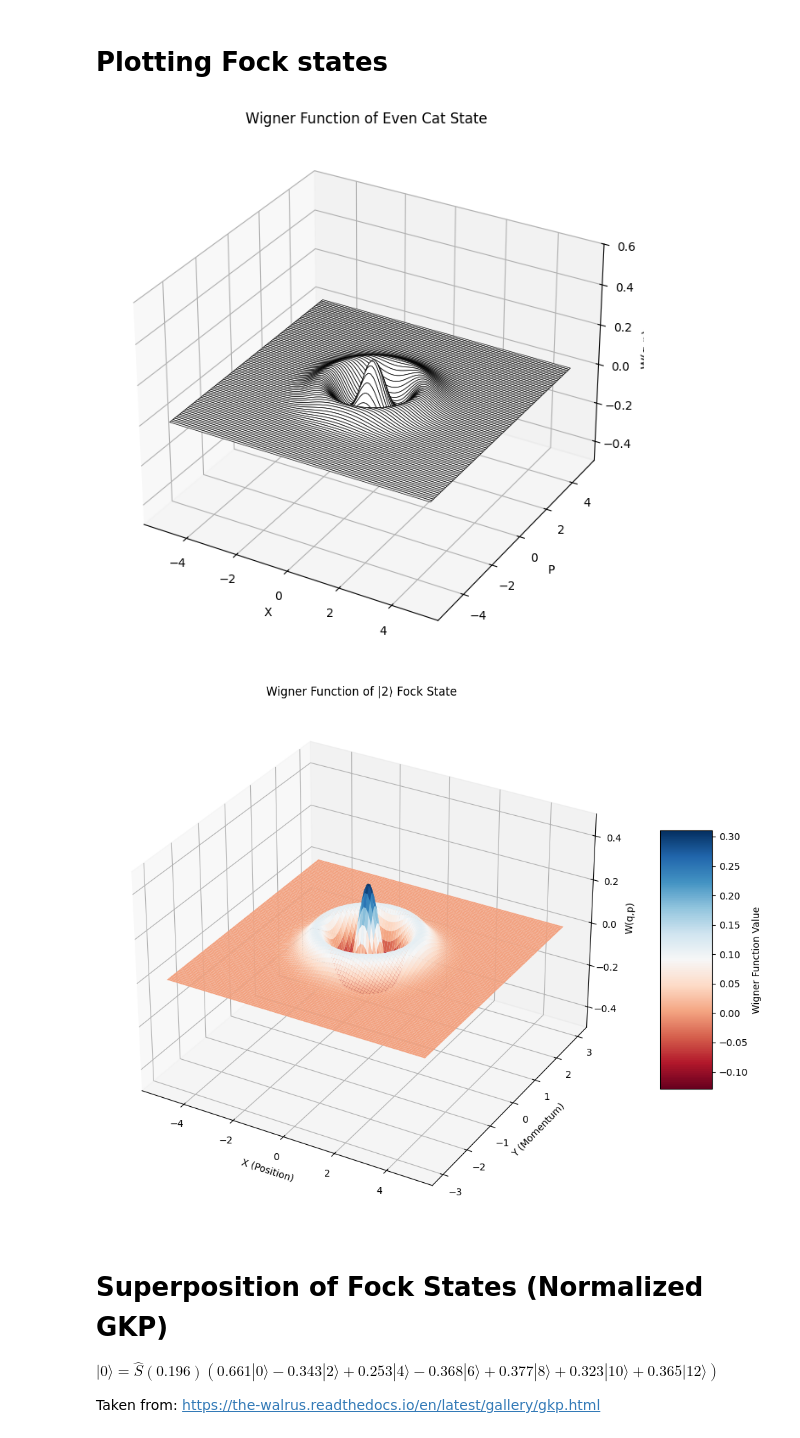
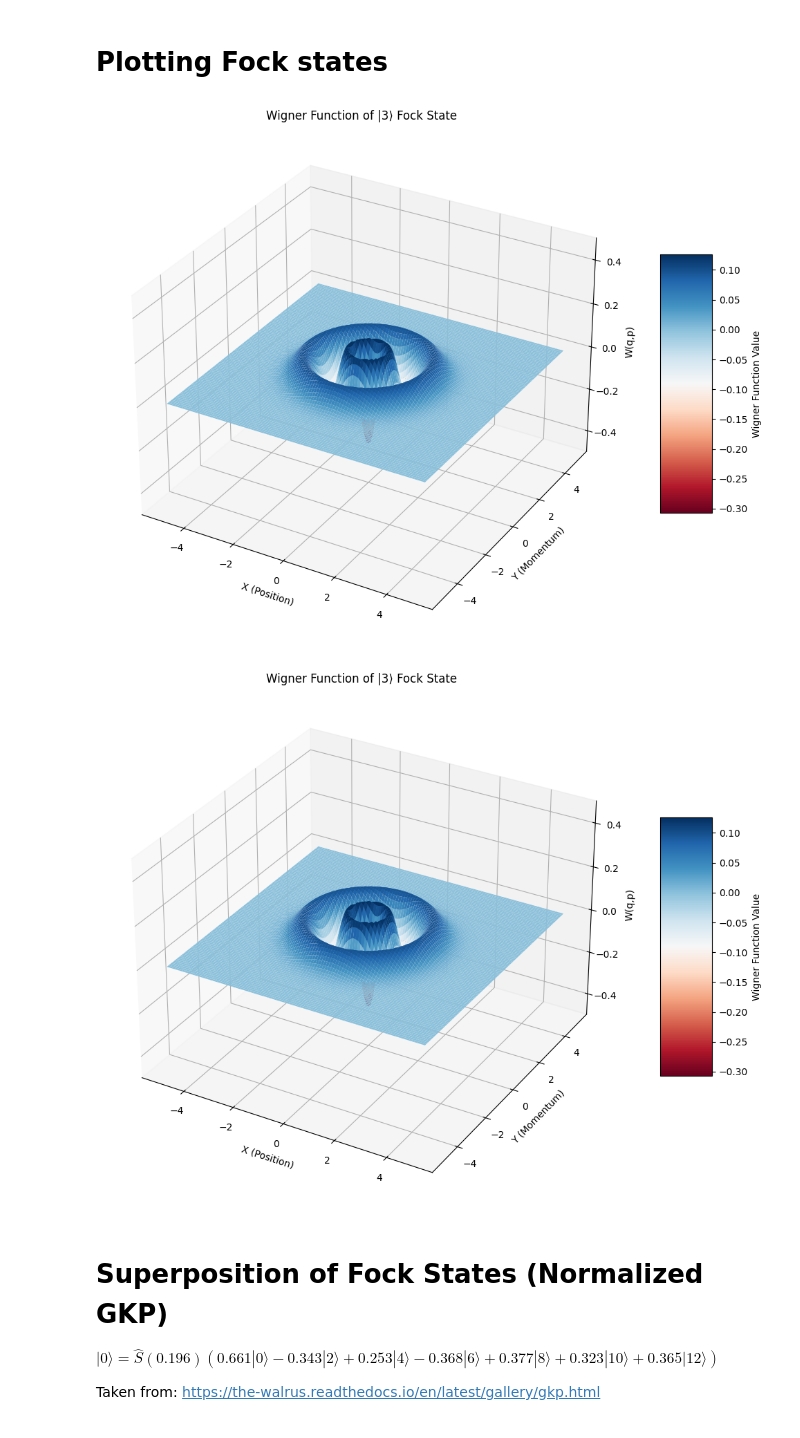
Before and after one commit to QiZhongLi/CV_Simulation, a Jupyter notebook: Testing.ipynb, the cells around one changed output. Cells and saved outputs as stored; diff of their text form; code cells hidden in the pictures.

```diff
--- a/Testing.ipynb
+++ b/Testing.ipynb
@@ -4,11 +4,10 @@ import matplotlib.pyplot as plt
 from mpl_toolkits.mplot3d import Axes3D
 
 # Parameters
-alpha = np.sqrt(5)
-hbar = 1  # Setting ℏ=2
+hbar = 1
 sigma = (hbar/2) * np.eye(2)  # Covariance matrix
 inv_sigma = np.linalg.inv(sigma)
-det_sigma = np.linalg.det(sigma)
+det_sigma = np.linalg.det(2*np.pi*sigma)
 
 # Create grid
 x = np.linspace(-5, 5, 100)
@@ -31,6 +30,8 @@ def WignerCalc(diff, det, inv_cov):
 # %% [markdown]
 # Plotting Coherent State Superposition (Even Cat State)
 # %%
+alpha = np.sqrt(5)
+
 # Normalization factor for even cat state
 Ne = 1/np.sqrt(2*(1 + np.exp(-2*np.abs(alpha)**2)))
 
@@ -69,7 +70,7 @@ for k in range(n_terms):
     for l in range(k, n_terms):  # Only compute upper triangle
         diff = grid_points - mu[k,l]  # Take real part for displacement
         exponent = -0.5 * np.einsum("ni,ij,nj->n...", diff , inv_sigma , diff)
-        G = (1/np.sqrt(2*np.pi*(det_sigma))) * np.exp(exponent).reshape(X.shape)
+        G = (1/np.sqrt((det_sigma))) * np.exp(exponent).reshape(X.shape)
 
         if k == l:  # Diagonal terms
             W1 += np.exp(c[k,l]) * G
@@ -77,14 +78,15 @@ for k in range(n_terms):
             W1 += 2 * (np.exp(c[k,l]) * G).real
 
 # Take real part and normalize
-N = 0
+'''N = 0
 for k in range(n_terms):
     for l in range(k, n_terms):  # Only compute upper triangle
         if k == l:  # Diagonal terms
             N += np.exp(c[k,l])
         else:  # Cross terms (include factor of 2 for Re)
             N += 2* (np.exp(c[k,l])).real
-
+'''
+N = np.sum(np.exp(c)).real
 W1 = W1/N
 
 # Plotting
@@ -132,25 +106,18 @@ plt.show()
 # %% [markdown]
 # Plotting Fock states
 # %%
-def GaussianDistribution(diff, det, inv_cov):
-
-    # Calculate the exponent for all points at once
-    exponent = -0.5 * np.einsum('ni,ij,nj->n', diff, inv_cov, diff)
-
-    return (1/(2*np.pi * np.sqrt(det))) * np.exp(exponent)
-
 # Fock state number
-n = 2
+n = 3
 
 # Calculate all μ_{kl} and c_{kl}
-states = np.zeros(n+1, dtype=complex)  # Note: shape (n,) instead of (n,1)
+states = np.zeros(n+1, dtype=complex)  # The alpha's that we need to approx. the fock for
 n_terms = len(states)
 mu = np.zeros((n_terms, n_terms, 2), dtype=complex)
 d = np.zeros((n_terms, n_terms), dtype=complex)
 w = np.zeros((n_terms, n_terms), dtype=complex)
 c = np.zeros(n+1, dtype=complex)
 
-epsilon = 0.5
+epsilon = 0.1
 
 # Calculating necessary alphas and coefficients c_k
 for k in range(n+1):
@@ -172,42 +139,50 @@ for k in range(n_terms):
         d[k,l] = ( -0.5*diff_states.imag**2 - 0.5*diff_states.real**2
                   - 1j*states[l].imag*states[k].real + 1j*states[k].imag*states[l].real)
 
         # Calculate w_kl
         w[k,l] = d[k,l] - (2*np.pi*1j*(k-l)*n) / (n+1)
 
 # Normalization constant
-N = np.sum(w)
+N = np.sum(np.exp(w))
 
 # Calculating the Wigner function
 W_Fock = np.zeros_like(X, dtype=complex)
 
 for k in range(n_terms):
     for l in range(k, n_terms):  # Only compute upper triangle
         diff = grid_points - mu[k,l]  # Take real part for displacement
         exponent = -0.5 * np.einsum("ni,ij,nj->n...", diff , inv_sigma , diff)
-        G = (1/np.sqrt(2*np.pi*(det_sigma))) * np.exp(exponent).reshape(X.shape)
+        G = (1/np.sqrt((det_sigma))) * np.exp(exponent).reshape(X.shape)
 
         if k == l:  # Diagonal terms
             W_Fock += np.exp(w[k,l]) * G
         else:  # Cross terms (include factor of 2 for Re)
             W_Fock += 2 * (np.exp(w[k,l]) * G).real
 
 W_Fock = W_Fock / N
 
 # Plotting
-fig = plt.figure(figsize=(12,8))
+fig = plt.figure(figsize=(12, 8))
 ax = fig.add_subplot(111, projection='3d')
-surf = ax.plot_surface(X, P, W1, rstride=1, cstride=100000, color='w', edgecolor='k', shade=False, lw=.5, alpha=1)
 
+# Use proper surface plotting with colormap to show negativity
+surf = ax.plot_surface(X, P, W_Fock, cmap='RdBu',
+                      rstride=1, cstride=1,
+                      edgecolor='none',
+                      antialiased=True)
 
-ax.set_xlabel('X')
-ax.set_ylabel('P')
+ax.set_xlabel('X (Position)')
+ax.set_ylabel('Y (Momentum)')
 ax.set_zlabel('W(q,p)')
-ax.set_title('Wigner Function of Even Cat State')
-ax.set_zlim(-0.5, 0.6)
+ax.set_title(f'Wigner Function of |{n}⟩ Fock State')
+ax.set_zlim(-0.5, 0.5)  # Adjusted for better view of negativity
+
+# Add colorbar to show negative values
+fig.colorbar(surf, shrink=0.5, aspect=5, label='Wigner Function Value')
+plt.tight_layout()
 plt.show()
 # %% [output]
-[figure, old version]
+[figure, new version]
 # %%
 import scipy as sp
 from scipy.special import eval_laguerre  # More efficient for array inputs
@@ -226,7 +201,7 @@ fig = plt.figure(figsize=(12, 8))
 ax = fig.add_subplot(111, projection='3d')
 
 # Use proper surface plotting with colormap to show negativity
-surf = ax.plot_surface(X, Y, W_fock_ref, cmap='RdBu',
+surf = ax.plot_surface(X, P, W_fock_ref, cmap='RdBu',
                       rstride=1, cstride=1,
                       edgecolor='none',
                       antialiased=True)
@@ -242,7 +217,7 @@ fig.colorbar(surf, shrink=0.5, aspect=5, label='Wigner Function Value')
 plt.tight_layout()
 plt.show()
 # %% [output]
-[figure, old version]
+[figure, new version]
 # %% [markdown]
 # Superposition of Fock States (Normalized GKP)
 
```
Also changed, not shown: parts of 9 cells of this notebook, 1 other file.
